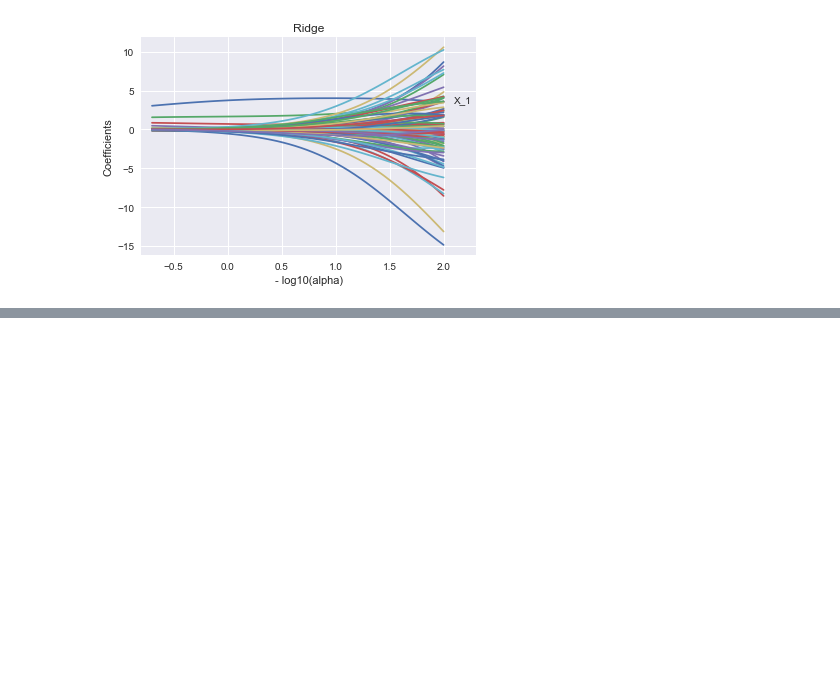
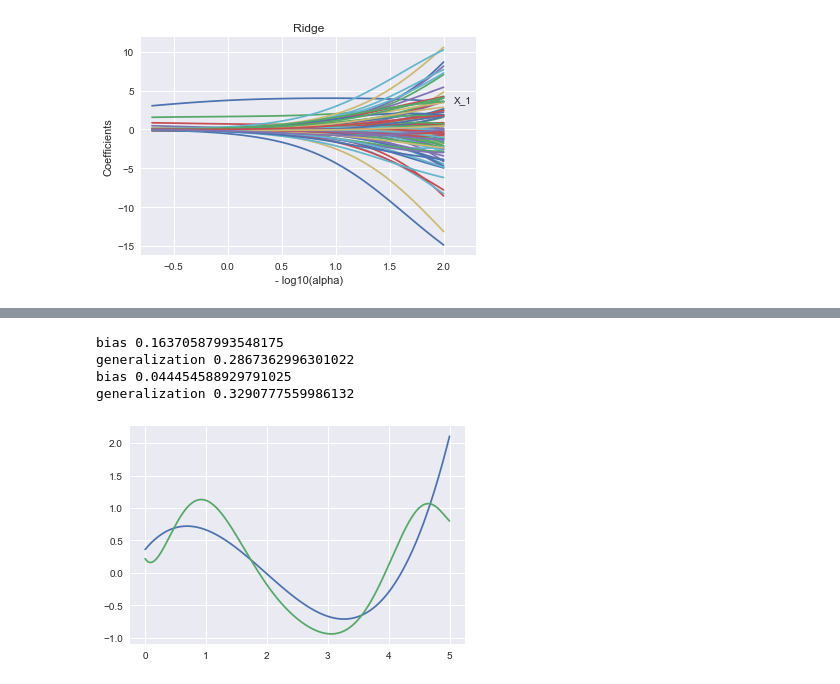
Before and after one commit to leica19/jupyter, a Jupyter notebook: ml.ipynb, the cells around one changed output, grey strips where cells are left out. Saved outputs shown, nothing was run; the diff lists cells and outputs as text; code cells hidden in the pictures; blank space fills up the shorter version.

```diff
--- a/ml.ipynb
+++ b/ml.ipynb
@@ -160,0 +249,22 @@ Text(0,0.5,'Coefficients')
+# %%
+
+dim = [3, 9]
+for d in dim:
+    # make predictions
+    poly = PolynomialFeatures(degree=d)
+    X = poly.fit_transform(x)
+    testX = poly.fit_transform(testx)
+    XTX = np.dot(X.T, X)
+    XTX_inv = np.linalg.inv(XTX)
+    a = np.dot(XTX_inv, np.dot(X.T, y))
+    print ("bias", np.sum((y - np.dot(X, a)) ** 2) / sample_size)
+    print ("generalization", np.sum((testy - np.dot(testX, a)) ** 2) / test_size)
+    Xt = poly.fit_transform(dataX)
+    yt = np.dot(Xt, a)
+    plt.plot(dataX, yt, label='%d polynomial' % d)
+# %% [output]
+bias 0.16370587993548175
+generalization 0.2867362996301022
+bias 0.044454588929791025
+generalization 0.3290777559986132
+[figure, added]
```
Also changed, not shown: parts of 10 cells of this notebook.
